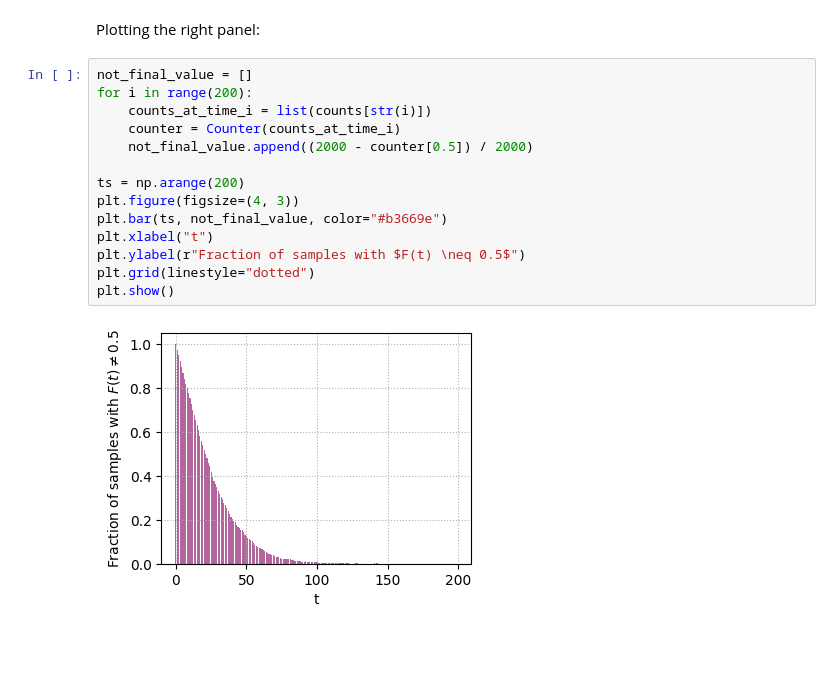
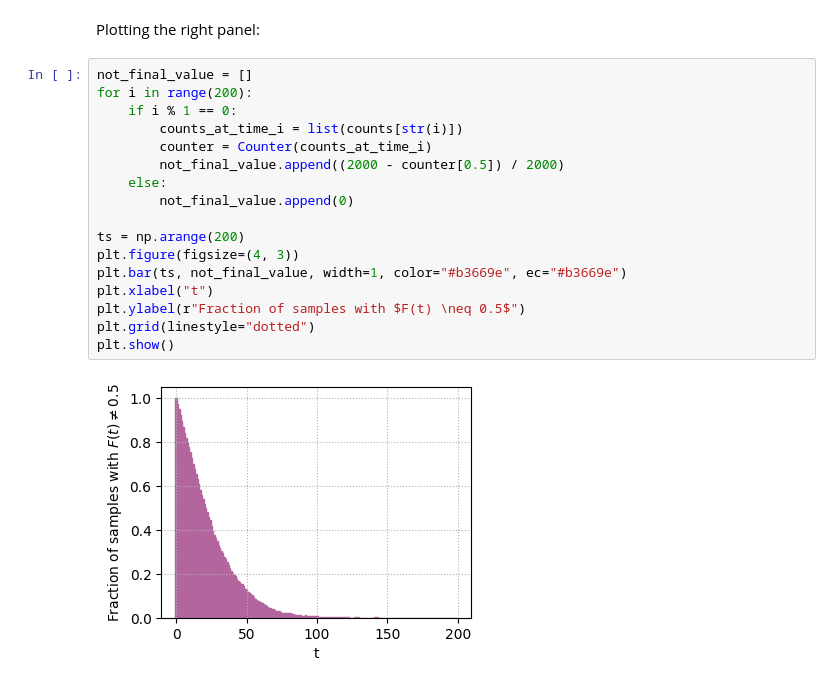
Before and after one commit to mablake90/super-cliffords, a Jupyter notebook: plotters/fig4.ipynb, the cells around one changed output. Cells and saved outputs as stored; diff of their text form; blank space fills up the shorter version.

```diff
--- a/plotters/fig4.ipynb
+++ b/plotters/fig4.ipynb
@@ -53,16 +53,19 @@ Plotting the right panel:
 # %%
 not_final_value = []
 for i in range(200):
-    counts_at_time_i = list(counts[str(i)])
-    counter = Counter(counts_at_time_i)
-    not_final_value.append((2000 - counter[0.5]) / 2000)
+    if i % 1 == 0:
+        counts_at_time_i = list(counts[str(i)])
+        counter = Counter(counts_at_time_i)
+        not_final_value.append((2000 - counter[0.5]) / 2000)
+    else:
+        not_final_value.append(0)
 
 ts = np.arange(200)
 plt.figure(figsize=(4, 3))
-plt.bar(ts, not_final_value, color="#b3669e")
+plt.bar(ts, not_final_value, width=1, color="#b3669e", ec="#b3669e")
 plt.xlabel("t")
 plt.ylabel(r"Fraction of samples with $F(t) \neq 0.5$")
 plt.grid(linestyle="dotted")
 plt.show()
 # %% [output]
-[figure, old version]
+[figure, new version]
```
